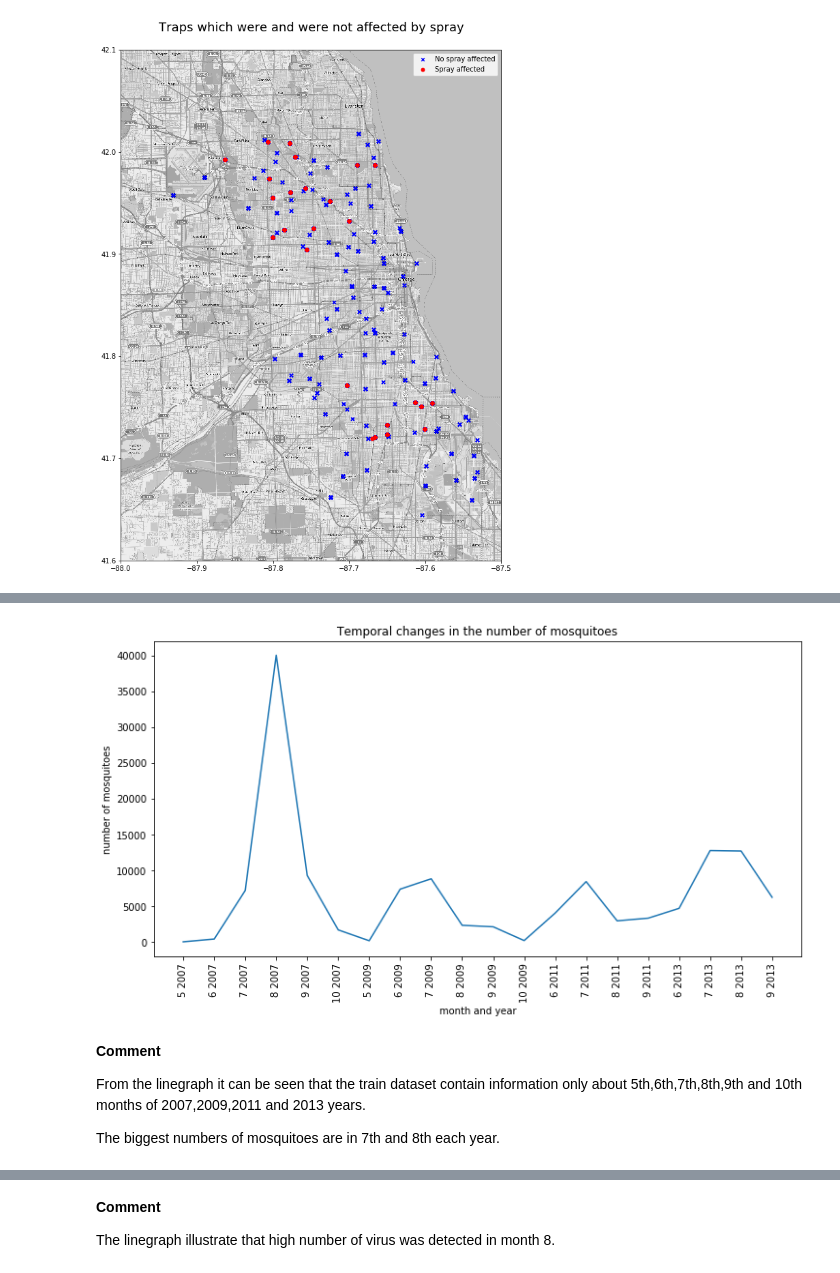
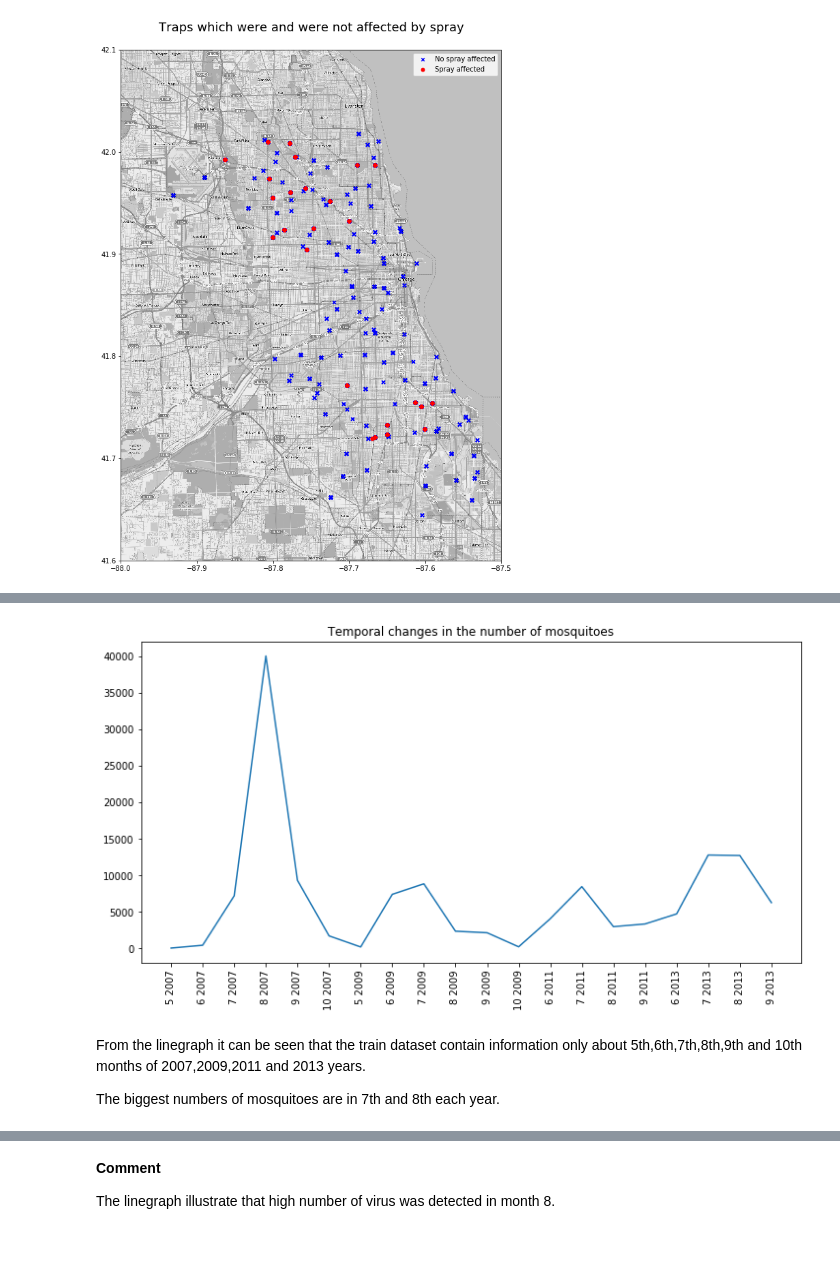
Before and after one commit to DSI-14-P4-BARJ/Project_4_West_Nile_Virus_Prediction, a Jupyter notebook: code/Project_4_West_Nile_Virus_Prediction.ipynb, the cells around one changed output, grey strips where cells are left out. Saved outputs shown, nothing was run; the diff lists cells and outputs as text; code cells hidden in the pictures; blank space fills up the shorter version.

```diff
--- a/code/Project_4_West_Nile_Virus_Prediction.ipynb
+++ b/code/Project_4_West_Nile_Virus_Prediction.ipynb
@@ -325,5 +322,5 @@ def fahrenheit_to_celsius(df,column_names):
             continue
     return df
 
-df_weather = fahrenheit_to_celsius(df_weather,
+fahrenheit_to_celsius(df_weather,
                       ['tmax','tmin','tavg','depart','dewpoint','wetbulb'])
@@ -893,7 +1082,0 @@ main_df_test.to_csv('../datasets/main_df_test.csv',index=False)
-# %%
-# Uploading clean datasets
-main_df = pd.read_csv('../datasets/main_df.csv')
-main_df_test = pd.read_csv('../datasets/main_df_test.csv')
-# Changing date columns to datetime type
-main_df['date'] = pd.to_datetime(main_df['date'])
-main_df_test['date'] = pd.to_datetime(main_df_test['date'])
@@ -925,20 +1112,16 @@ From the map above it is seen that only some areas were affected by spray.
 # %%
 # Visualisation of temporal trend of number of mosquitoes
 main_df['month'] = main_df['date'].map(lambda x: x.month)
 num_mosq_month = main_df.groupby(['year','month'])['nummosquitos'].sum().reset_index(level=[0,1])
 plt.figure(figsize=(12,6))
 plt.plot(num_mosq_month['nummosquitos'])
 plt.xticks(range(len(num_mosq_month)),
 labels=list(num_mosq_month['month'].astype('str')+' '+num_mosq_month['year'].astype('str')),
           rotation='vertical')
-plt.title('Temporal changes in the number of mosquitoes')
-plt.ylabel('number of mosquitoes')
-plt.xlabel('month and year');
+plt.title('Temporal changes in the number of mosquitoes');
 # %% [output]
-[figure, old version]
+[figure, new version]
 # %% [markdown]
-**Comment**
-
 From the linegraph it can be seen that the train dataset contain information only about 5th,6th,7th,8th,9th and 10th months of 2007,2009,2011 and 2013 years.
 
 The biggest numbers of mosquitoes are in 7th and 8th each year.
```
Also changed, not shown: parts of 187 cells of this notebook.
